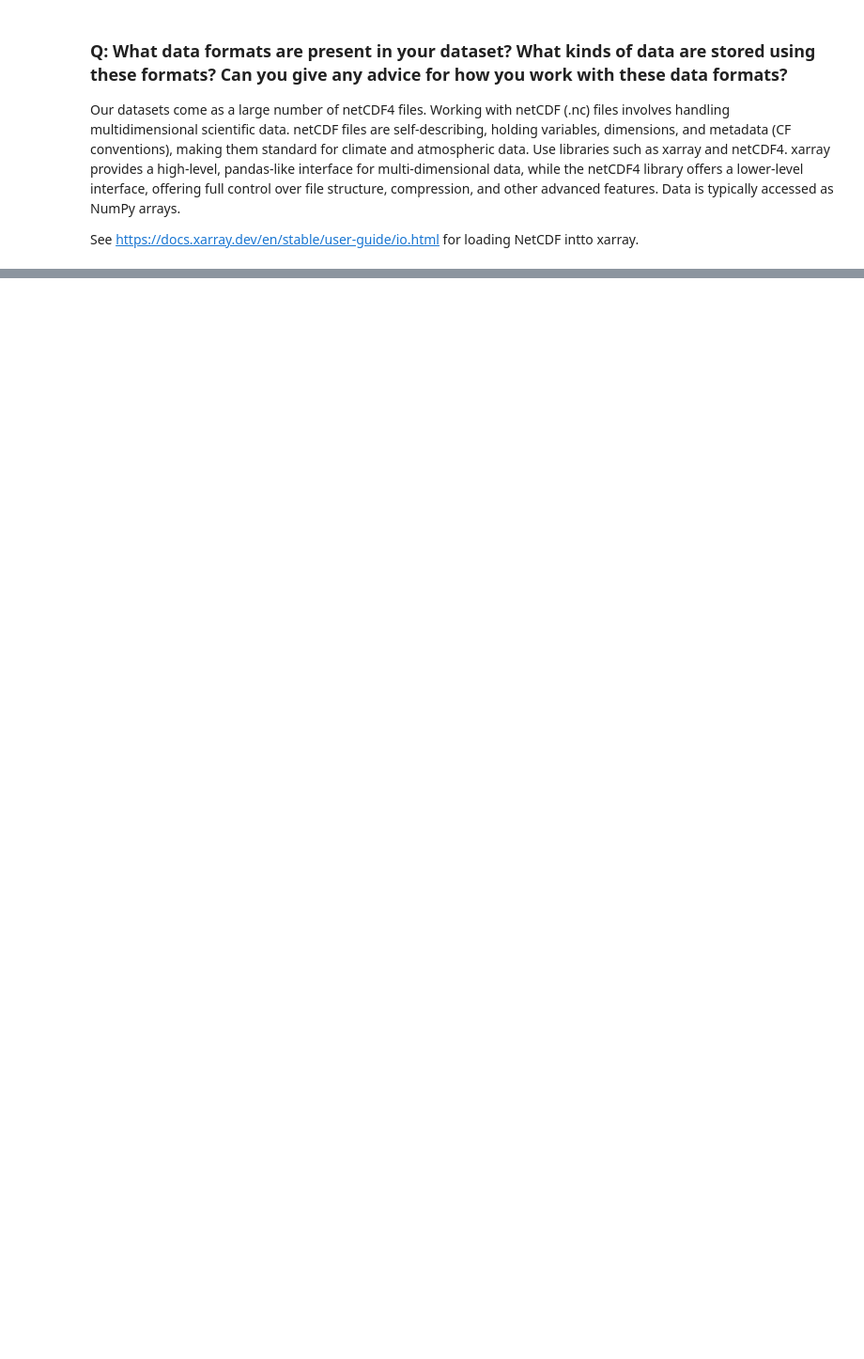
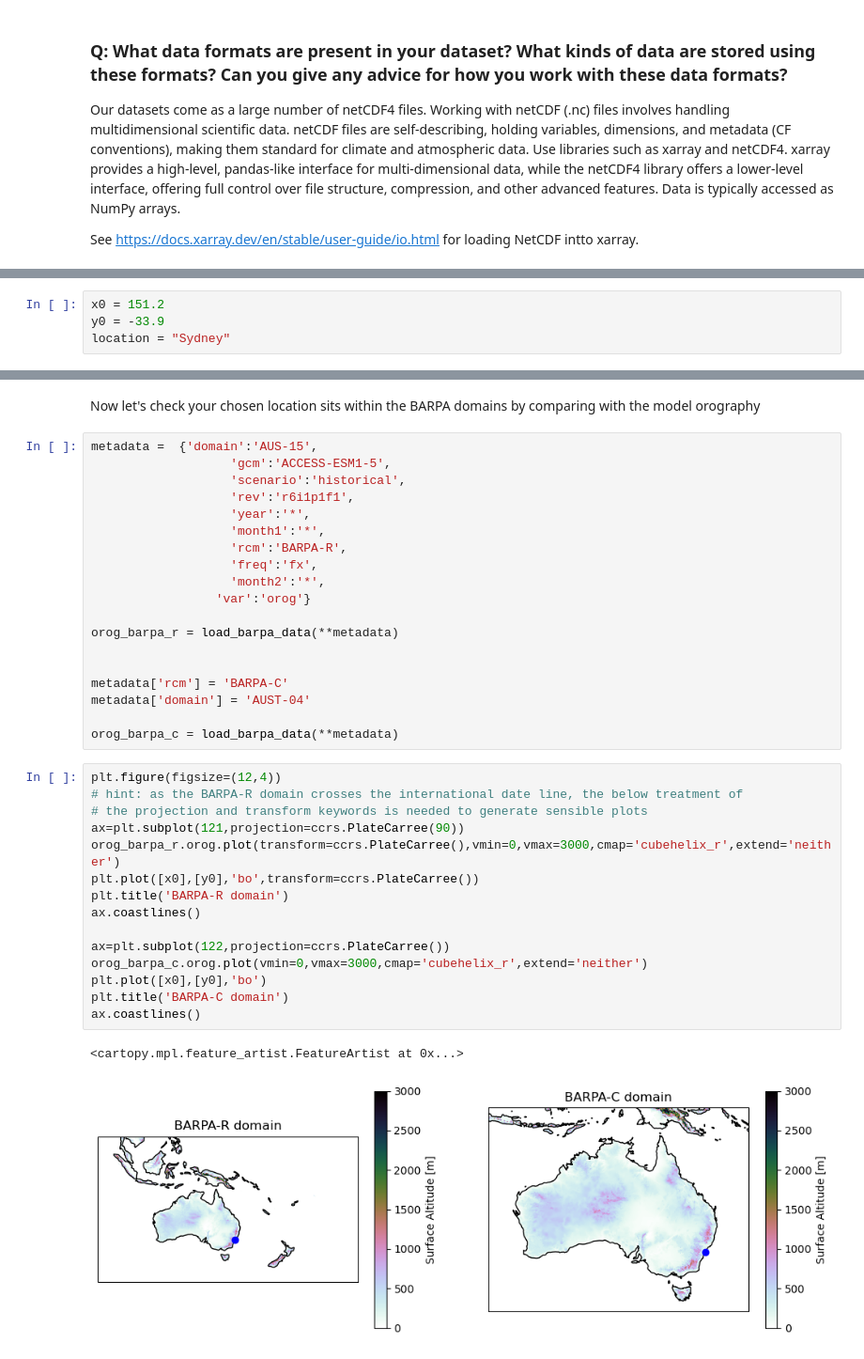
Before and after one commit to xcastagn/open-data-examples, a Jupyter notebook: get-to-know-a-dataset-barpa.ipynb, the cells around one changed output, grey strips where cells are left out. Shown at 94% size. Saved outputs shown, nothing was run; the diff lists cells and outputs as text; blank space fills up the shorter version.

Commit message:
Add workbook for BARPA

```diff
--- a/get-to-know-a-dataset-barpa.ipynb
+++ b/get-to-know-a-dataset-barpa.ipynb
@@ -103,0 +107,4 @@ The following repository contains Jupyter notebooks, and information to support
+# %%
+x0 = 151.2
+y0 = -33.9
+location = "Sydney"
@@ -103,0 +194,39 @@ The following repository contains Jupyter notebooks, and information to support
+# %% [markdown]
+Now let's check your chosen location sits within the BARPA domains by comparing with the model orography
+# %%
+metadata =  {'domain':'AUS-15',
+                   'gcm':'ACCESS-ESM1-5',
+                   'scenario':'historical',
+                   'rev':'r6i1p1f1',
+                   'year':'*',
+                   'month1':'*',
+                   'rcm':'BARPA-R',
+                   'freq':'fx',
+                   'month2':'*',
+                 'var':'orog'}
+
+orog_barpa_r = load_barpa_data(**metadata)
+
+
+metadata['rcm'] = 'BARPA-C'
+metadata['domain'] = 'AUST-04'
+
+orog_barpa_c = load_barpa_data(**metadata)
+# %%
+plt.figure(figsize=(12,4))
+# hint: as the BARPA-R domain crosses the international date line, the below treatment of
+# the projection and transform keywords is needed to generate sensible plots
+ax=plt.subplot(121,projection=ccrs.PlateCarree(90))
+orog_barpa_r.orog.plot(transform=ccrs.PlateCarree(),vmin=0,vmax=3000,cmap='cubehelix_r',extend='neither')
+plt.plot([x0],[y0],'bo',transform=ccrs.PlateCarree())
+plt.title('BARPA-R domain')
+ax.coastlines()
+
+ax=plt.subplot(122,projection=ccrs.PlateCarree())
+orog_barpa_c.orog.plot(vmin=0,vmax=3000,cmap='cubehelix_r',extend='neither')
+plt.plot([x0],[y0],'bo')
+plt.title('BARPA-C domain')
+ax.coastlines()
+# %% [output]
+<cartopy.mpl.feature_artist.FeatureArtist at 0x...>
+[figure, added]
```
Also changed, not shown: parts of 38 cells of this notebook.
